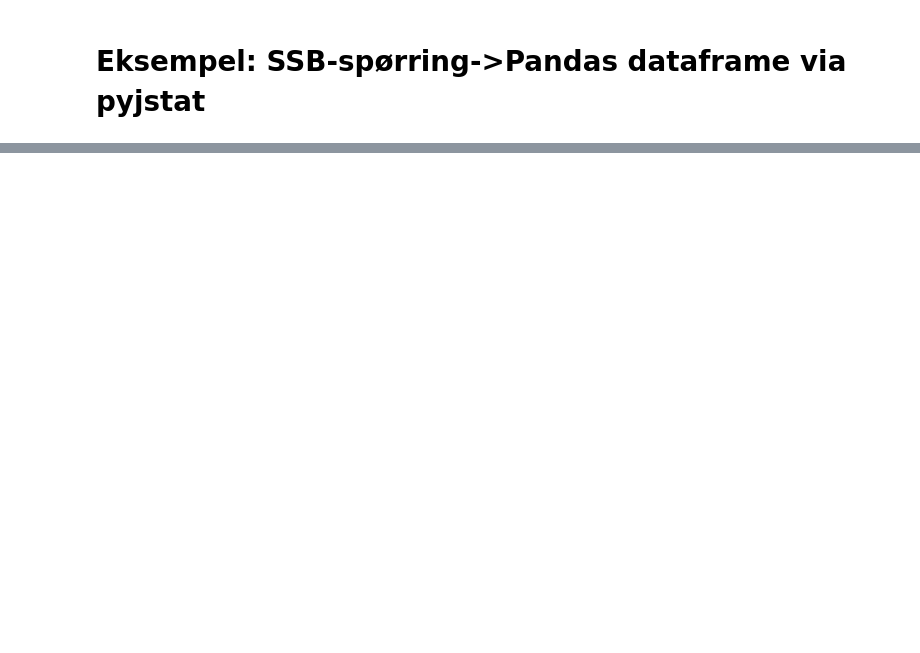
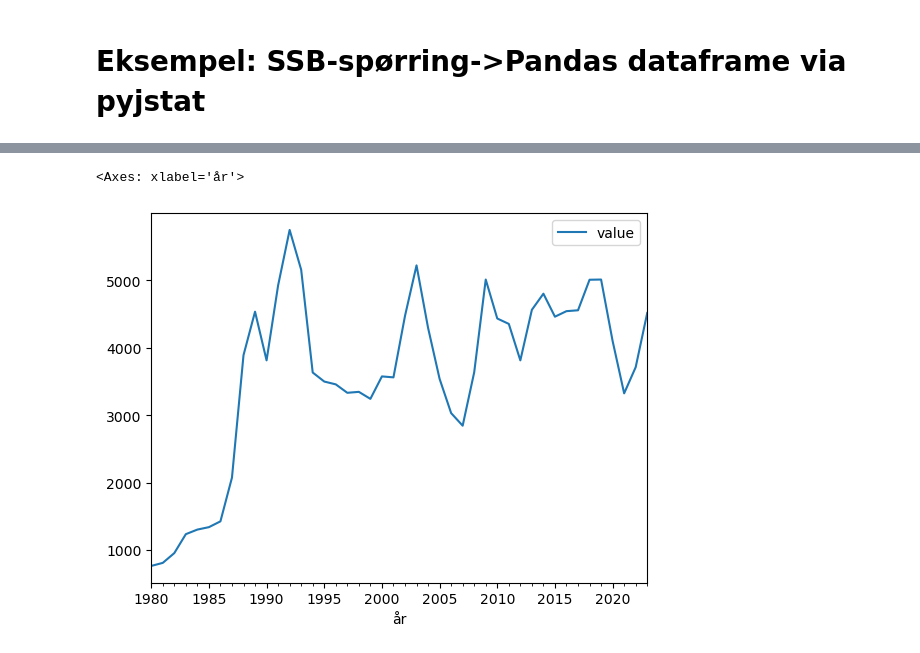
Before and after one commit to jonasjul/IIRA2001H24, a Jupyter notebook: 11-WebAPI/SSB-API-JH.ipynb, the cells around one changed output, grey strips where cells are left out. Saved outputs shown, nothing was run; the diff lists cells and outputs as text; code cells hidden in the pictures; blank space fills up the shorter version.

```diff
--- a/11-WebAPI/SSB-API-JH.ipynb
+++ b/11-WebAPI/SSB-API-JH.ipynb
@@ -85,3 +156,19 @@ jsonstreng = """{ "query": [
     }
   ],"response": {"format": "json-stat2"}
 }"""
+ssb_query = json.loads(jsonstreng)
+ssb_query
+
+#Ta med måned med 50% sannsynlighet
+tid_hamed = []
+for tid in metadata["variables"][1]["values"]:
+    if random.random() < 0.5:
+        tid_hamed.append(tid)
+
+ssb_query["query"][1]["selection"]["filter"] = "item"
+ssb_query["query"][1]["selection"]["values"] = tid_hamed
+
+ssb_query
+
+response = requests.post("https://data.ssb.no/api/v0/no/table/09695", json=ssb_query)
+response.json()
@@ -143,3 +248,17 @@ ssb_query_string = """
 # Eksempel: SSB-spørring->Pandas dataframe via pyjstat
 # %%
 # Gå inn i api-konsoll eller statistikkbanken og lag en spørring og last ned spørringen som json fil
+with open("opnakonk.json", "r") as file:
+    ssb_query_data = json.load(file)
+
+
+tabellnr = ssb_query_data["tableIdForQuery"]
+url_konk = ssb_query_data["postUrl"]
+ssb_query = ssb_query_data["queryObj"]
+
+response = requests.post(url_konk, json=ssb_query)
+
+#Lese inn json_stat med pyjstat
+dataset = pyjstat.Dataset.read(response.text)
+df = dataset.write("dataframe")
+df_id = dataset.write("dataframe", naming="id")
@@ -145,0 +283,9 @@ ssb_query_string = """
+# %%
+
+
+df["år"] = pd.to_datetime(df["år"], format="%Y")
+df["år"] = df["år"].dt.to_period(freq="Y")
+df.set_index("år").plot()
+# %% [output]
+<Axes: xlabel='år'>
+[figure, added]
```
Also changed, not shown: parts of 9 cells of this notebook, 3 other files.
